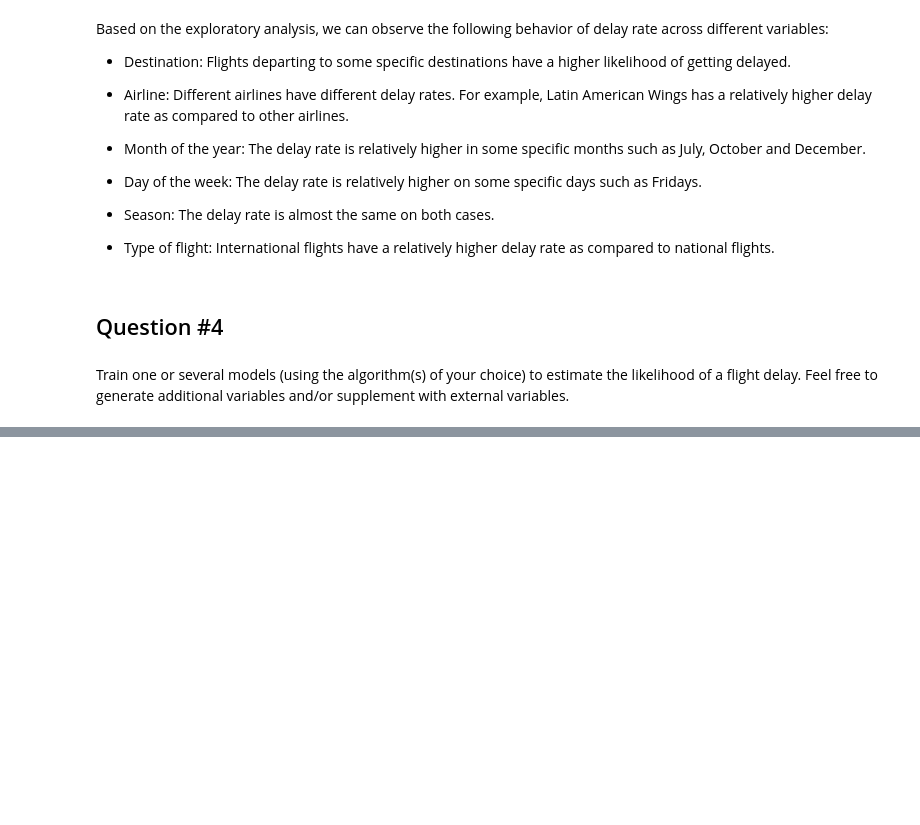
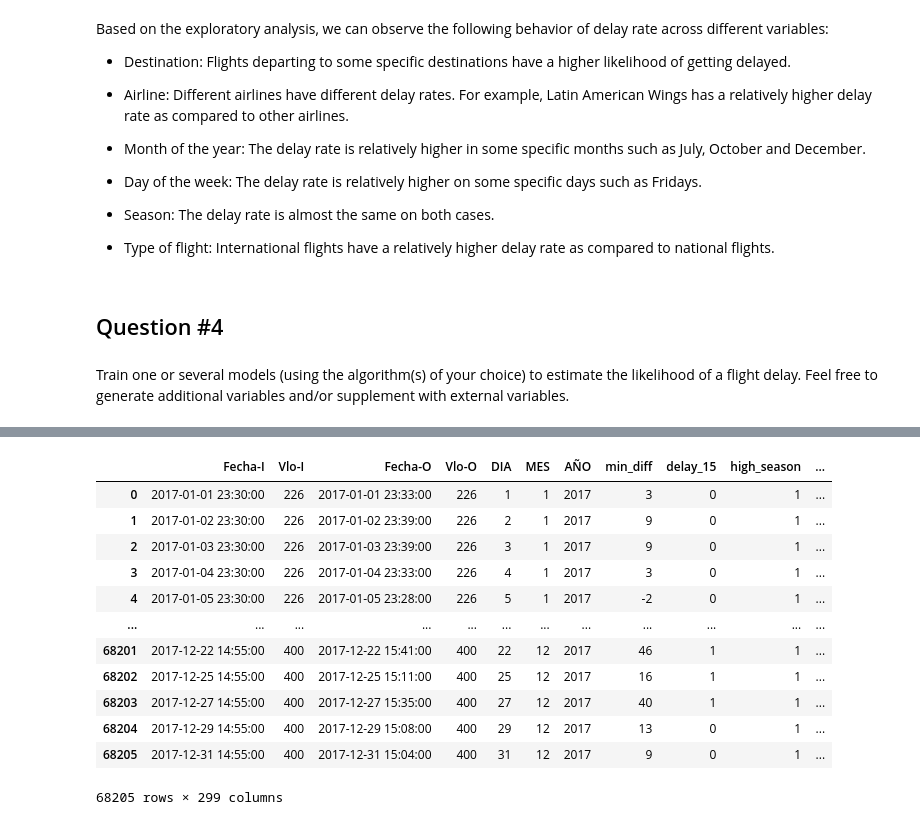
Before and after one commit to almendradelmoral/Challenge-Data-Scientist-Almendra-del-Moral, a Jupyter notebook: solution.ipynb, the cells around one changed output, grey strips where cells are left out. Drawn from its saved outputs; the diff is of its cells as text; code cells hidden in the pictures; blank space fills up the shorter version.

```diff
--- a/solution.ipynb
+++ b/solution.ipynb
@@ -325,0 +405,16 @@ Feel free to generate additional variables and/or supplement with external varia
+# %%
+df
+# %% [output]
+|  | Fecha-I | Vlo-I | Fecha-O | Vlo-O | DIA | MES | AÑO | min_diff | delay_15 | high_season | ... |
+| 0 | 2017-01-01 23:30:00 | 226 | 2017-01-01 23:33:00 | 226 | 1 | 1 | 2017 | 3 | 0 | 1 | ... |
+| 1 | 2017-01-02 23:30:00 | 226 | 2017-01-02 23:39:00 | 226 | 2 | 1 | 2017 | 9 | 0 | 1 | ... |
+| 2 | 2017-01-03 23:30:00 | 226 | 2017-01-03 23:39:00 | 226 | 3 | 1 | 2017 | 9 | 0 | 1 | ... |
+| 3 | 2017-01-04 23:30:00 | 226 | 2017-01-04 23:33:00 | 226 | 4 | 1 | 2017 | 3 | 0 | 1 | ... |
+| 4 | 2017-01-05 23:30:00 | 226 | 2017-01-05 23:28:00 | 226 | 5 | 1 | 2017 | -2 | 0 | 1 | ... |
+| ... | ... | ... | ... | ... | ... | ... | ... | ... | ... | ... | ... |
+| 68201 | 2017-12-22 14:55:00 | 400 | 2017-12-22 15:41:00 | 400 | 22 | 12 | 2017 | 46 | 1 | 1 | ... |
+| 68202 | 2017-12-25 14:55:00 | 400 | 2017-12-25 15:11:00 | 400 | 25 | 12 | 2017 | 16 | 1 | 1 | ... |
+| 68203 | 2017-12-27 14:55:00 | 400 | 2017-12-27 15:35:00 | 400 | 27 | 12 | 2017 | 40 | 1 | 1 | ... |
+| 68204 | 2017-12-29 14:55:00 | 400 | 2017-12-29 15:08:00 | 400 | 29 | 12 | 2017 | 13 | 0 | 1 | ... |
+| 68205 | 2017-12-31 14:55:00 | 400 | 2017-12-31 15:04:00 | 400 | 31 | 12 | 2017 | 9 | 0 | 1 | ... |
+68205 rows × 299 columns
```
Also changed, not shown: parts of 1 cell of this notebook.
